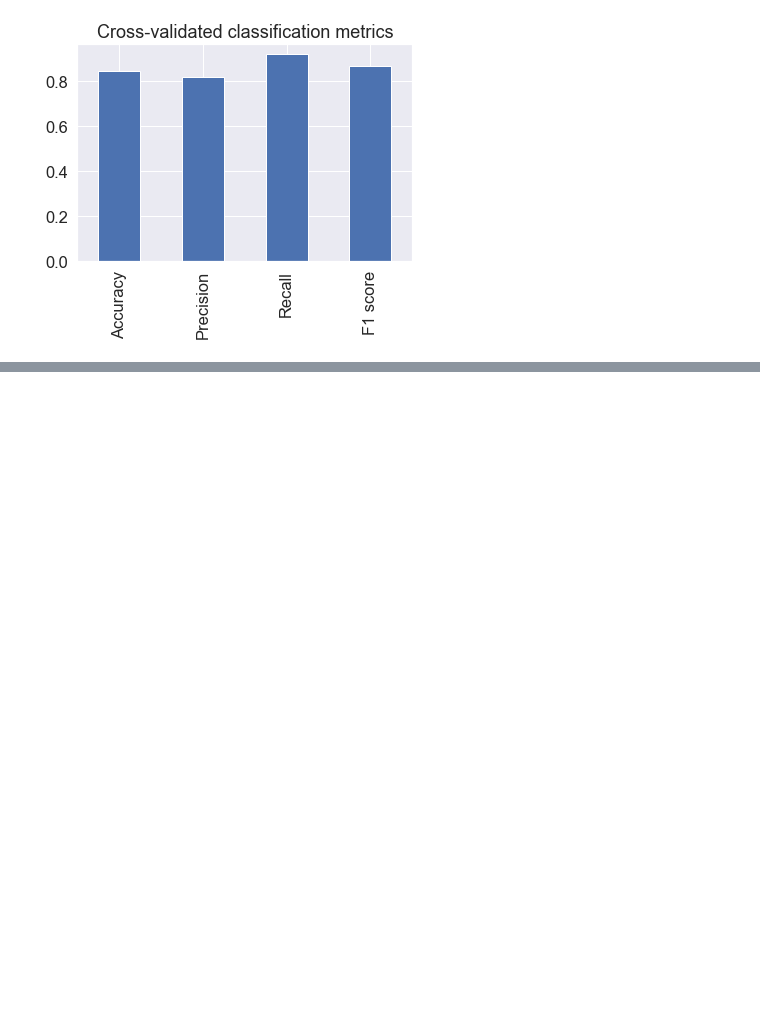
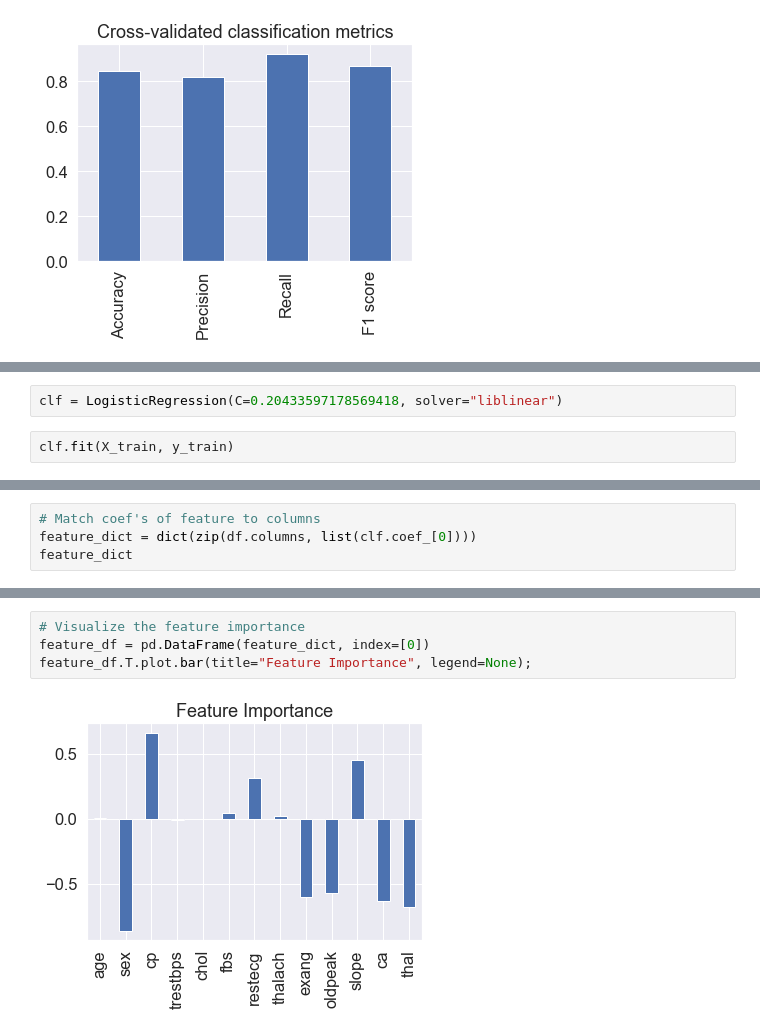
Before and after one commit to emanueldumitru/complete-ml-ds-bootcamp, a Jupyter notebook: workspace/personal-project-structured-data/end-to-end-heart-disease-classification.ipynb, the cells around one changed output, grey strips where cells are left out. Saved outputs shown, nothing was run; the diff lists cells and outputs as text; blank space fills up the shorter version.

```diff
--- a/workspace/personal-project-structured-data/end-to-end-heart-disease-classification.ipynb
+++ b/workspace/personal-project-structured-data/end-to-end-heart-disease-classification.ipynb
@@ -882,0 +905,4 @@ cv_metrics.T.plot.bar(title="Cross-validated classification metrics", legend=Non
+# %%
+clf = LogisticRegression(C=0.20433597178569418, solver="liblinear")
+# %%
+clf.fit(X_train, y_train)
@@ -882,0 +927,4 @@ cv_metrics.T.plot.bar(title="Cross-validated classification metrics", legend=Non
+# %%
+# Match coef's of feature to columns
+feature_dict = dict(zip(df.columns, list(clf.coef_[0])))
+feature_dict
@@ -882,0 +945,6 @@ cv_metrics.T.plot.bar(title="Cross-validated classification metrics", legend=Non
+# %%
+# Visualize the feature importance
+feature_df = pd.DataFrame(feature_dict, index=[0])
+feature_df.T.plot.bar(title="Feature Importance", legend=None);
+# %% [output]
+[figure, added]
```
Also changed, not shown: parts of 11 cells of this notebook.
